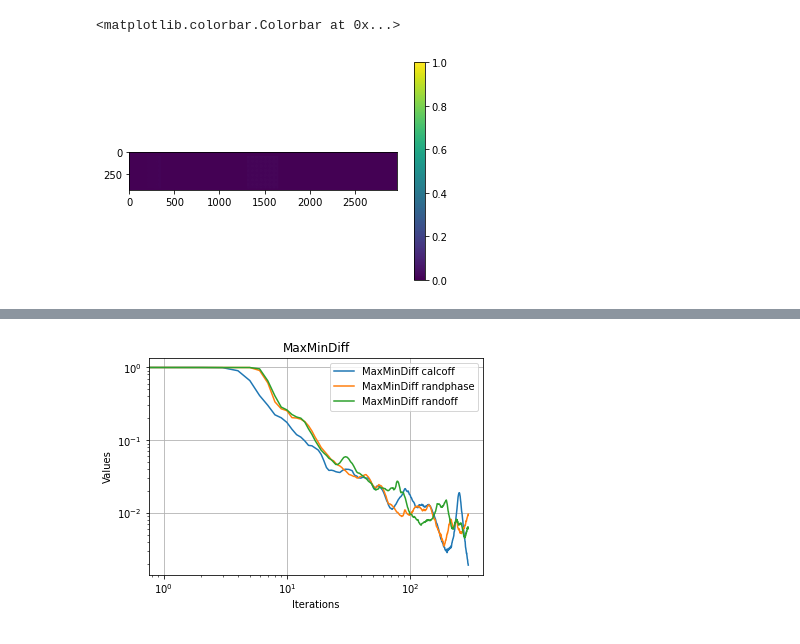
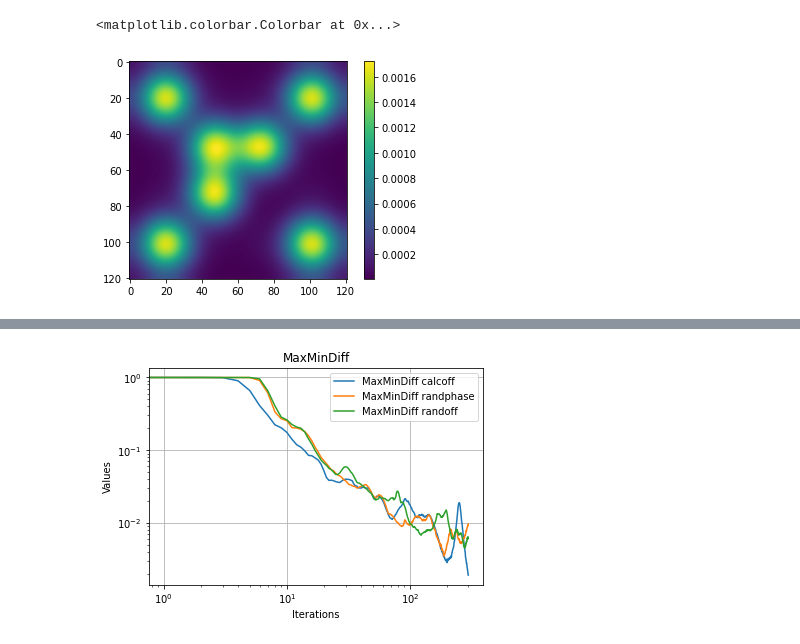
Before and after one commit to nsong03/Ultracold-Research, a Jupyter notebook: GWS_Summer2024/tweezergeneration_simulation.ipynb, the cells around one changed output, grey strips where cells are left out. Drawn from its saved outputs; the diff is of its cells as text; code cells hidden in the pictures.

```diff
--- a/GWS_Summer2024/tweezergeneration_simulation.ipynb
+++ b/GWS_Summer2024/tweezergeneration_simulation.ipynb
@@ -57,9 +57,9 @@ errormetric = Err_MaxMinDiff
 
 sizefactor = 3
 tweezerspacing = 9
-numxtweezers = 40
-numytweezers = 40
-distancefromcenter = 250
+numxtweezers = 80
+numytweezers = 100
+distancefromcenter = 72
 centerwidth = 250
 centerheight = 250
 arraytype = "grid"
@@ -67,6 +67,7 @@ imgname = f"{numxtweezers}by{numytweezers}_{tweezerspacing}spacing_mag{sizefacto
 tweezerarray = createtweezers_grid(cp.zeros((numpixels*sizefactor,numpixels*sizefactor)), tweezerspacing, numxtweezers, numytweezers, distancefromcenter )
 # tweezerarray = createtweezers_withoutcenter(cp.zeros((numpixels*sizefactor,numpixels*sizefactor)), tweezerspacing, numxtweezers, numytweezers, centerwidth, centerheight)
 # plt.imshow(zoomin(expand(tweezerarray,1)))
+anchorimg = createanchors(tweezerarray, tweezerspacing, magnification = 1.5)
 
 # For direct 250 mm lens imaging
 pixelpitch = 8 * 10**(-6)# microns
@@ -91,9 +92,10 @@ weightedtweezers, diffraction = applydiffractionlimited(tweezerarray, fourierpla
 # tweezerarray = cp.array(gaussian_filter(tweezerarray, 0.2))
 
 tweezerarray = tweezerarray / cp.max(tweezerarray)
-fig, axs = plt.subplots(1, 2, figsize=(10, 5))
+fig, axs = plt.subplots(1, 3, figsize=(10, 5))
 im1 = axs[0].imshow(weightedtweezers.get(), cmap='viridis')
 im2 = axs[1].imshow(zoomin(weightedtweezers).get())
+im3 = axs[2].imshow(zoomin(anchorimg).get())
 fig.colorbar(im1, ax=axs[0])
 fig.colorbar(im2, ax=axs[1])
 
@@ -121,29 +122,0 @@ optimizedout  = derivephase(Pen_Lukin, tweezerarray, randomguess, 100,1)
-# %%
-def Pen_DeltaSqrt(w,w_prev,target_im,std_int, harmonicremoval=False, harmoniccoords=[]):
-    threshold = cp.mean(target_im) * 100
-    target_im = target_im / cp.mean(target_im)
-    if harmonicremoval:
-        w[target_im>threshold] = cp.sqrt((target_im[target_im>threshold] / std_int[target_im>threshold])) * w_prev[target_im>threshold]
-        w[harmoniccoords] = 0
-    else:
-        w[target_im>threshold] = cp.sqrt((cp.mean(std_int[target_im>threshold]) / std_int[target_im>threshold])) * w_prev[target_im>threshold]
-    return (w)
-
-def Pen_StandardGWS(w,w_prev,target_im,std_int, harmonicremoval=False, harmoniccoords=[]):
-    threshold = cp.mean(target_im) * 100
-    target_im = target_im / cp.mean(target_im)
-    if harmonicremoval:
-        w[target_im>threshold] = cp.sqrt((target_im[target_im>threshold] / std_int[target_im>threshold] * cp.mean(std_int[target_im>threshold]))) * w_prev[target_im>threshold]
-        w[harmoniccoords] = 0
-    else:
-        w[target_im>threshold] = cp.sqrt((target_im[target_im>threshold] / std_int[target_im>threshold]* cp.mean(std_int[target_im>threshold]))) * w_prev[target_im>threshold]
-    return (w)
-
-def Pen_Lukin(w,w_prev,target_im,std_int, harmonicremoval=False, harmoniccoords=[]):
-    threshold = cp.mean(target_im)
-    if harmonicremoval:
-        w[target_im>threshold] = cp.sqrt((cp.mean(std_int[target_im>threshold]) / std_int[target_im>threshold])) * w_prev[target_im>threshold]
-        w[harmoniccoords] = 0
-    else:
-        w[target_im>threshold] =  cp.sqrt(target_im[target_im>threshold] * (cp.mean(std_int[target_im>threshold]) / std_int[target_im>threshold])) * w_prev[target_im>threshold]
-    return (w)
@@ -190,0 +141,2 @@ for i, label in enumerate(labels_thing):
+# %%
+optimizedout_anchors = derivephase_fixed(Pen_Lukin, Pen_Lukin, anchorimg, randomguess, 50, 10, uniformtarget = anchorimg)
@@ -191,7 +166,6 @@ for i, label in enumerate(labels_thing):
 # %%
-
-plt.imshow(zoomin(remove0thorder(optimizedout.get_stdint()),500).get())
+plt.imshow(gaussian_filter(zoomin(removeleftside(remove0thorder(optimizedout_anchors.get_stdint(),100),100), 1000000).get(),10))
 plt.colorbar()
 # %% [output]
 <matplotlib.colorbar.Colorbar at 0x...>
-[figure, old version]
+[figure, new version]
```
Also changed, not shown: parts of 16 cells of this notebook, 26 other files.
